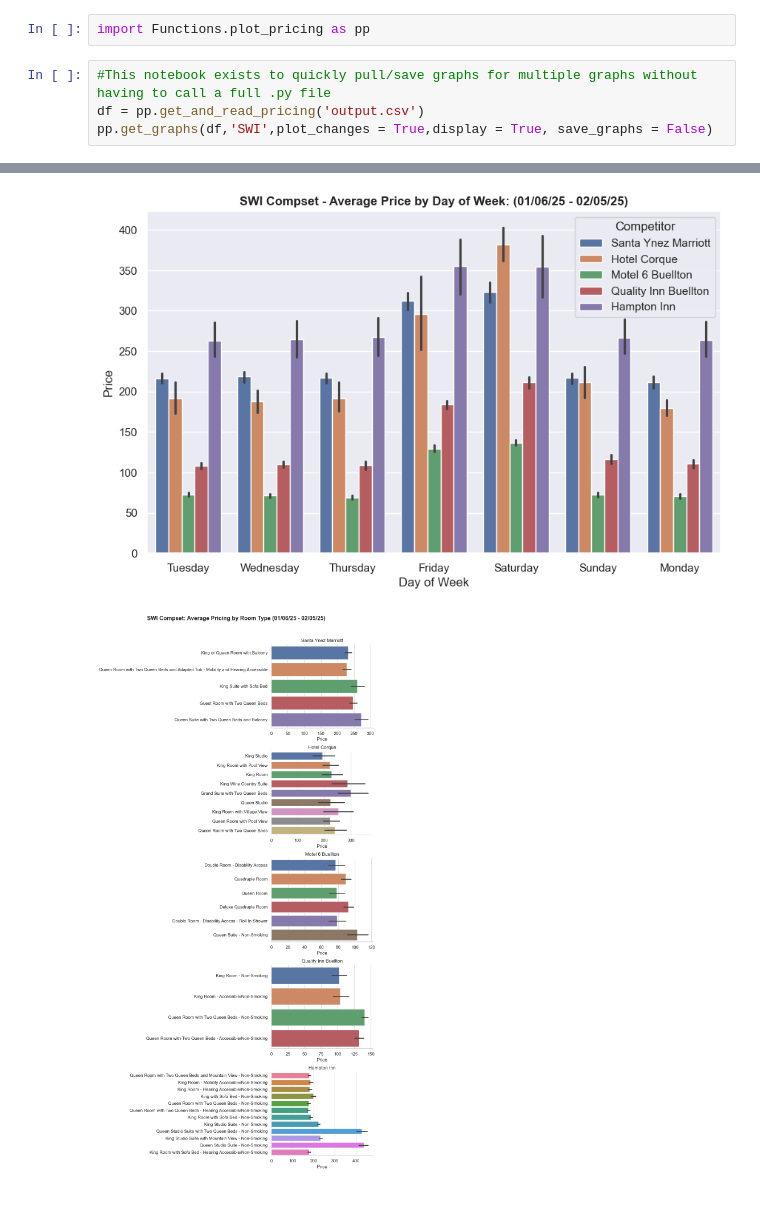
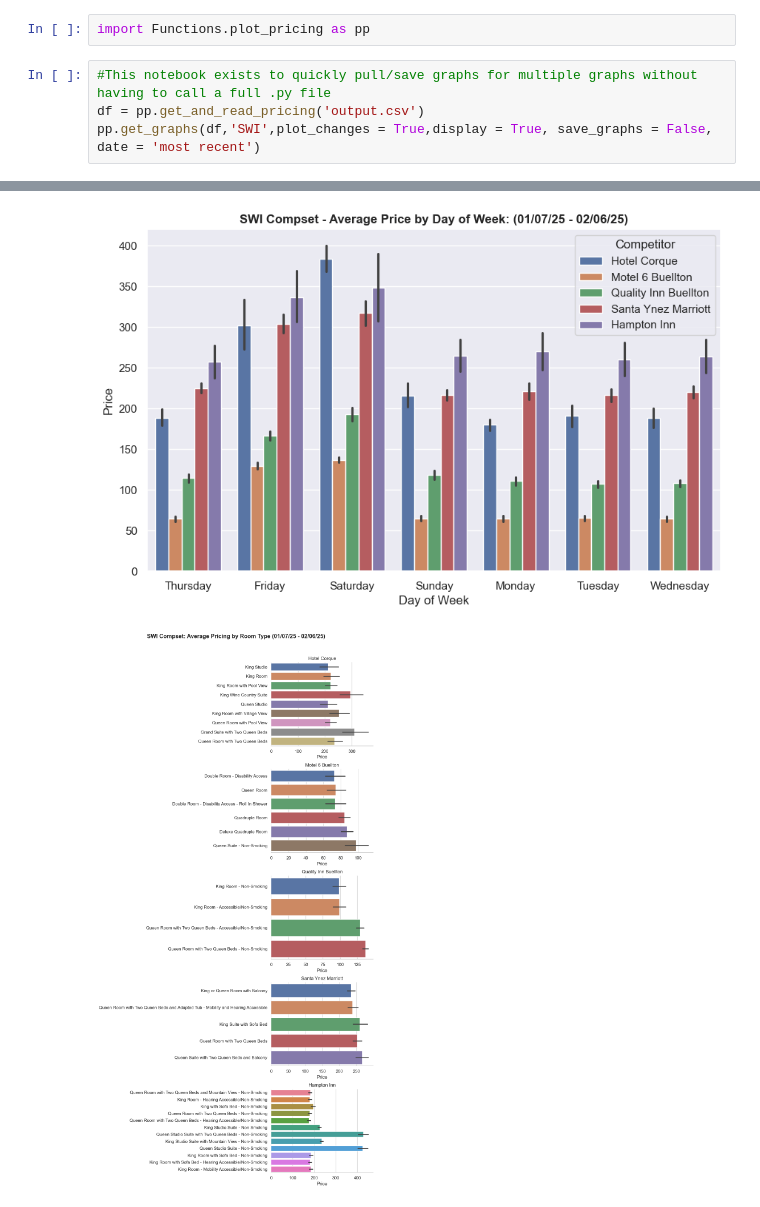
Before and after one commit to JoeyRussoniello/RedTailCodeBase, a Jupyter notebook: WebScrapers/HotelPricingPulls/compset_plotting.ipynb, the cells around one changed output, grey strips where cells are left out. Cells and saved outputs as stored; diff of their text form.

```diff
--- a/WebScrapers/HotelPricingPulls/compset_plotting.ipynb
+++ b/WebScrapers/HotelPricingPulls/compset_plotting.ipynb
@@ -3,5 +3,5 @@ import Functions.plot_pricing as pp
 # %%
 #This notebook exists to quickly pull/save graphs for multiple graphs without having to call a full .py file
 df = pp.get_and_read_pricing('output.csv')
-pp.get_graphs(df,'SWI',plot_changes = True,display = True, save_graphs = False)
+pp.get_graphs(df,'SWI',plot_changes = True,display = True, save_graphs = False, date = 'most recent')
 # %% [output]
@@ -10,2 +10,2 @@ pp.get_graphs(df,'SWI',plot_changes = True,display = True, save_graphs = False)
-[figure, old version]
+[figure, new version]
-[figure, old version]
+[figure, new version]
```
Also changed, not shown: parts of 1 cell of this notebook, 4 other files.
